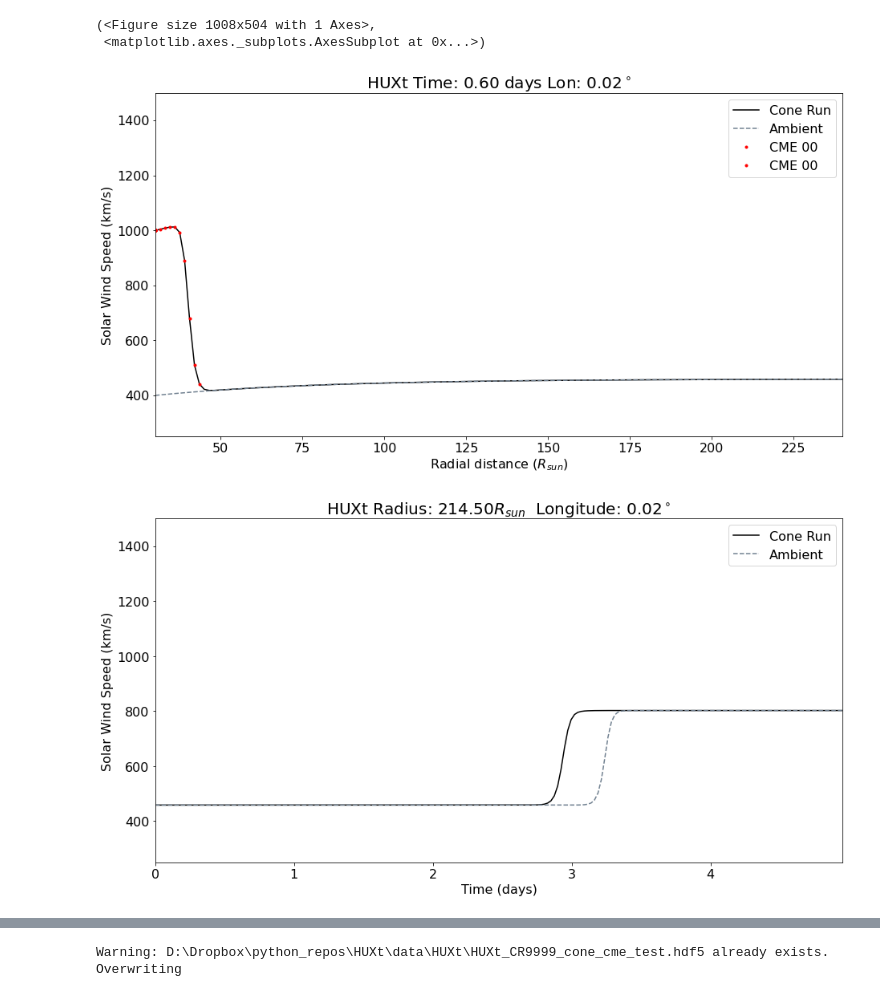
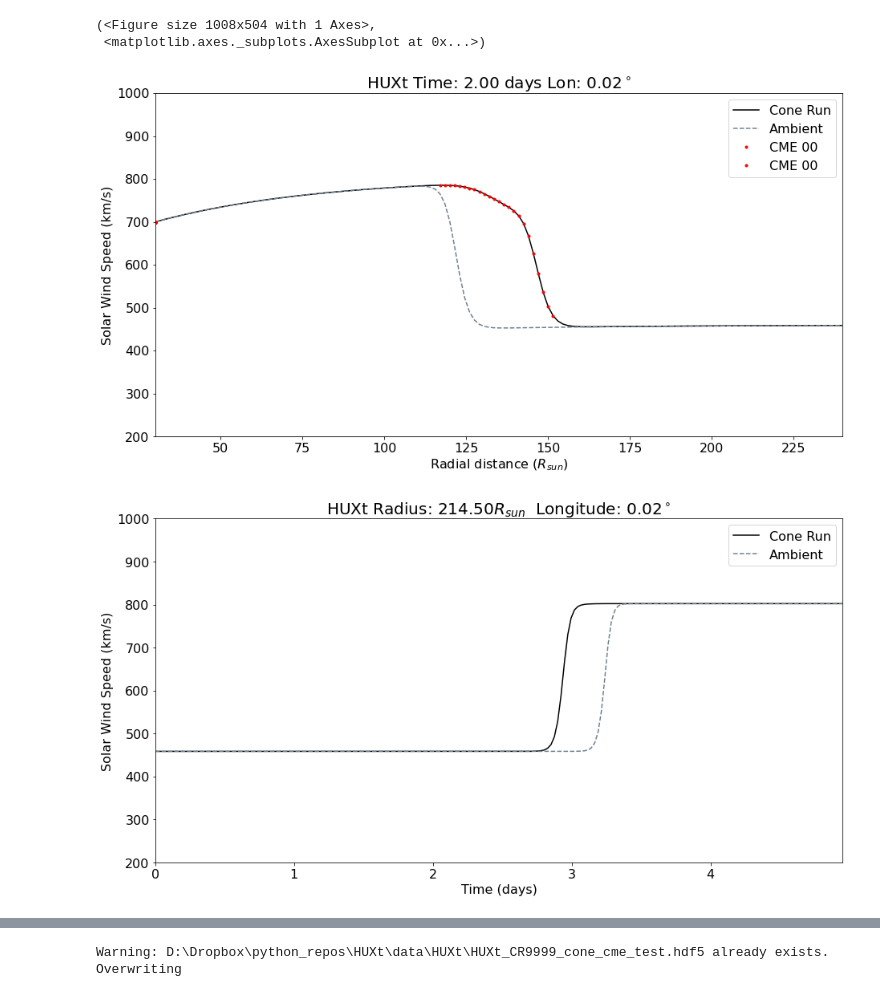
Before and after one commit to University-of-Reading-Space-Science/HUXt, a Jupyter notebook: code/HUXt_example.ipynb, the cells around one changed output, grey strips where cells are left out. Drawn from its saved outputs; the diff is of its cells as text; code cells hidden in the pictures.

```diff
--- a/code/HUXt_example.ipynb
+++ b/code/HUXt_example.ipynb
@@ -60,7 +61,7 @@ model.solve(cme_list, save=True, tag='1d_conecme_test')
 
 # Plot the radial profile and time series of both the ambient and ConeCME solutions at a fixed time (in days).
 # Save both to file as well. These are saved in HUXt>figures>HUXt1D
-t = 0.6*u.day
+t = 2*u.day
 model.plot_radial(t, lon=0.0*u.deg,field='both', save=True)
 #model.plot_radial(t, field='both', save=True, tag='1d_cone_test_radial')
 
@@ -70,8 +72,8 @@ model.plot_timeseries(r, lon=0.0*u.deg,field='both', tag='1d_cone_test_radial')
 Warning: D:\Dropbox\python_repos\HUXt\data\HUXt\HUXt_CR9999_1d_conecme_test.hdf5 already exists. Overwriting
 (<Figure size 1008x504 with 1 Axes>,
  <matplotlib.axes._subplots.AxesSubplot at 0x...>)
-[figure, old version]
+[figure, new version]
-[figure, old version]
+[figure, new version]
 # %%
 # Run HUXt with HelioMAS input
 ###############################################################################
```
Also changed, not shown: parts of 12 cells of this notebook, 2 other files.
